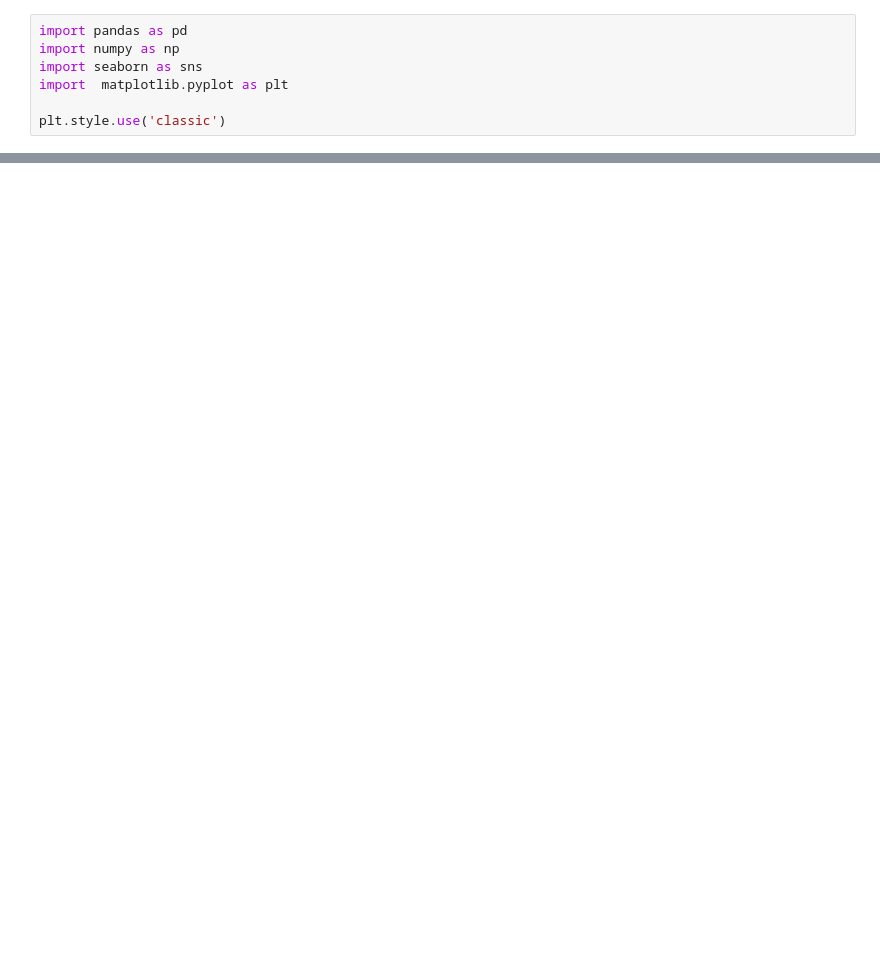
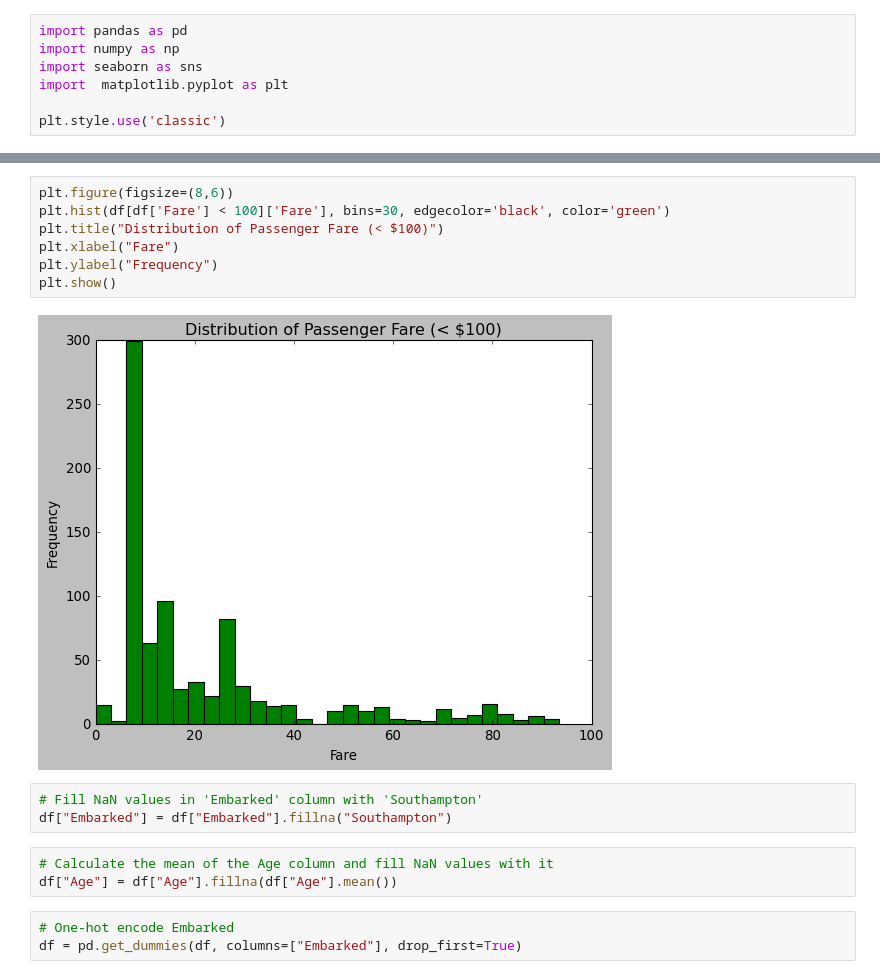
Before and after one commit to KyleSDeveloper/mini-project-1, a Jupyter notebook: main.ipynb, the cells around one changed output, grey strips where cells are left out. Drawn from its saved outputs; the diff is of its cells as text; blank space fills up the shorter version.

```diff
--- a/main.ipynb
+++ b/main.ipynb
@@ -9,0 +47,18 @@ df = pd.read_csv("train.csv")
+# %%
+plt.figure(figsize=(8,6))
+plt.hist(df[df['Fare'] < 100]['Fare'], bins=30, edgecolor='black', color='green')
+plt.title("Distribution of Passenger Fare (< $100)")
+plt.xlabel("Fare")
+plt.ylabel("Frequency")
+plt.show()
+# %% [output]
+[figure, added]
+# %%
+# Fill NaN values in 'Embarked' column with 'Southampton'
+df["Embarked"] = df["Embarked"].fillna("Southampton")
+# %%
+# Calculate the mean of the Age column and fill NaN values with it
+df["Age"] = df["Age"].fillna(df["Age"].mean())
+# %%
+# One-hot encode Embarked
+df = pd.get_dummies(df, columns=["Embarked"], drop_first=True)
```
Also changed, not shown: parts of 19 cells of this notebook.
